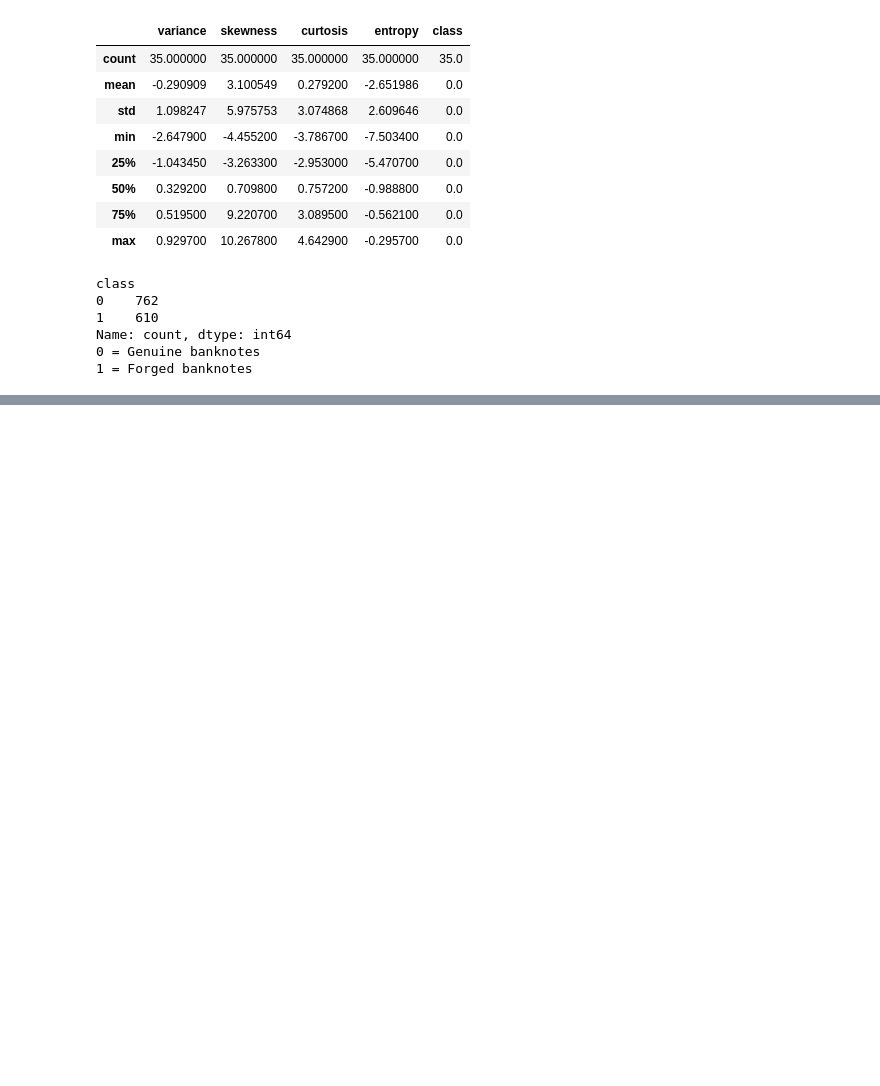
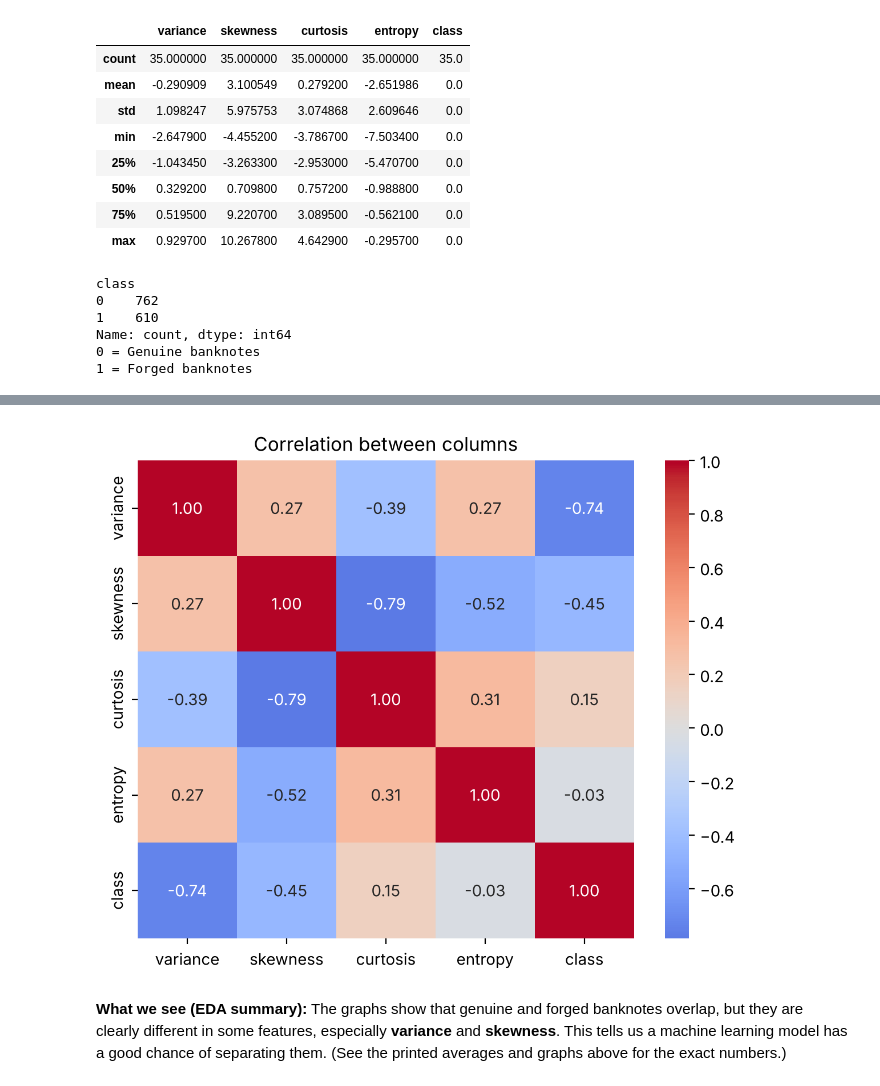
Before and after one commit to UshaniDhanushika/Fake-Banknote-Detection-Model-Card, a Jupyter notebook: notebooks/fake_banknote_detection.ipynb, the cells around one changed output, grey strips where cells are left out. Cells and saved outputs as stored; diff of their text form; code cells hidden in the pictures; blank space fills up the shorter version.

```diff
--- a/notebooks/fake_banknote_detection.ipynb
+++ b/notebooks/fake_banknote_detection.ipynb
@@ -233,0 +333,12 @@ plt.show()
+# %%
+# Correlation heatmap: shows how strongly columns move together (-1 to +1).
+plt.figure(figsize=(6, 5))
+sns.heatmap(df_clean.corr(), annot=True, fmt=".2f", cmap="coolwarm", center=0)
+plt.title("Correlation between columns")
+plt.tight_layout()
+plt.savefig("images/correlation_heatmap.png", dpi=150, bbox_inches="tight")
+plt.show()
+# %% [output]
+[figure, added]
+# %% [markdown]
+**What we see (EDA summary):** The graphs show that genuine and forged banknotes overlap, but they are clearly different in some features, especially **variance** and **skewness**. This tells us a machine learning model has a good chance of separating them. (See the printed averages and graphs above for the exact numbers.)
```
Also changed, not shown: parts of 40 cells of this notebook, 3 other files.
